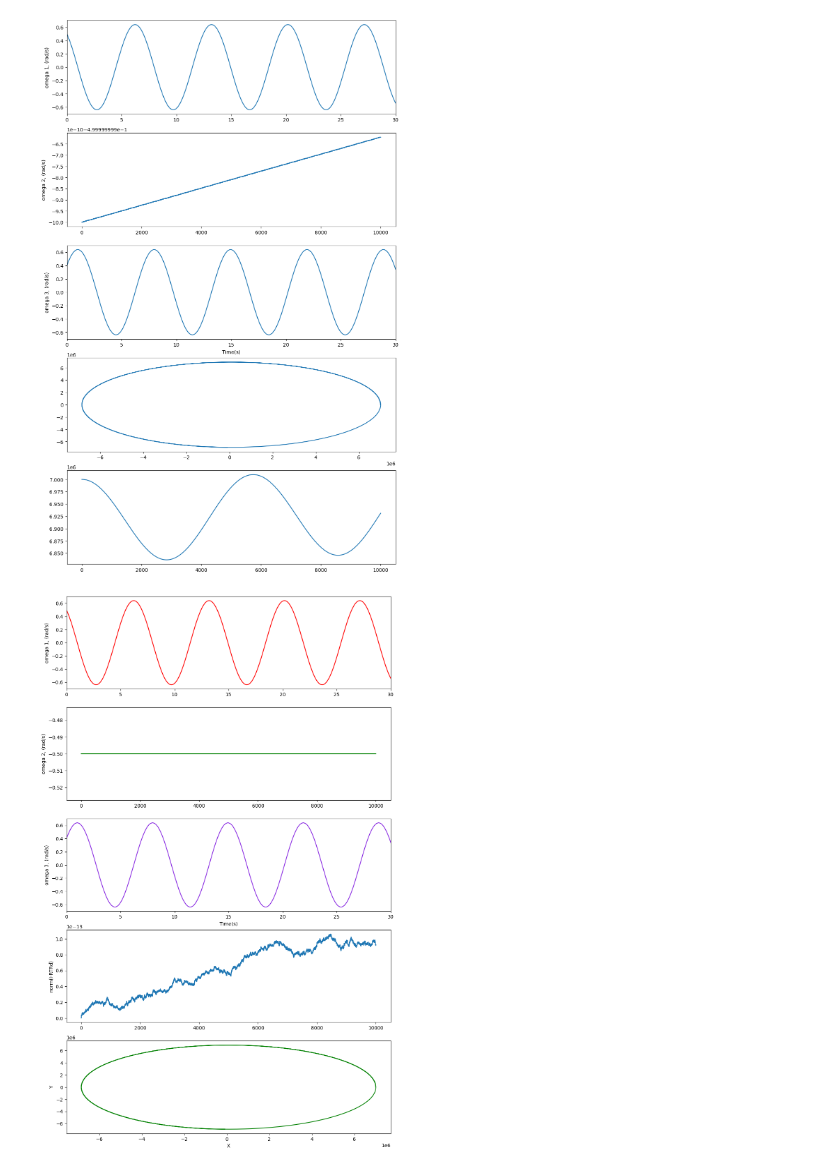
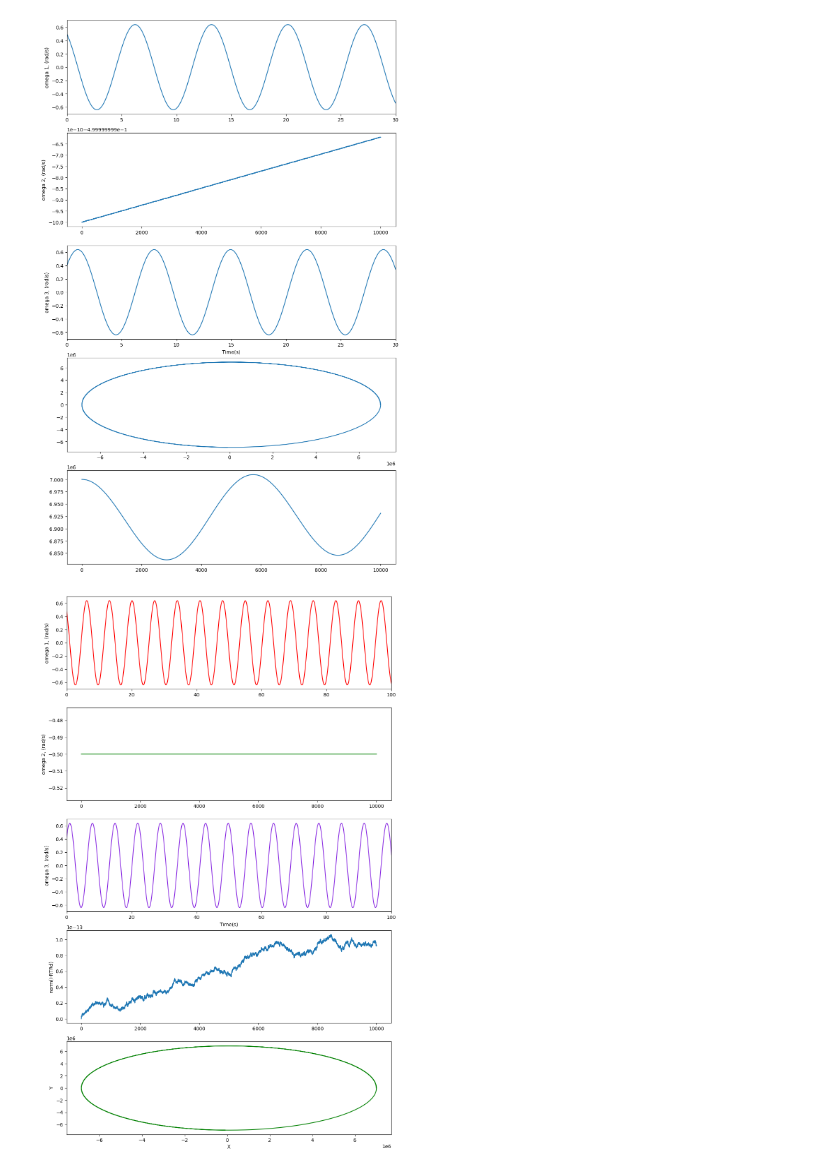
Before and after one commit to ynj66/lander-challenge-yhwang-code, a Jupyter notebook: src/Python Code/LGVI_SE3.ipynb, the cells around one changed output. Saved outputs shown, nothing was run; the diff lists cells and outputs as text; code cells hidden in the pictures.

```diff
--- a/src/Python Code/LGVI_SE3.ipynb
+++ b/src/Python Code/LGVI_SE3.ipynb
@@ -237,30 +237,30 @@ plt.show()
 # %%
 df = pd.read_csv("C:/CUED/IB Engineering/lander-challenge-yhwang-code/src/Cpp/SE3/lgvi_se3_out.csv")
 df.head()
 
 t = df['t']
 
 fig, axs = plt.subplots(5,1,figsize=(12,20))
 
 axs[0].plot(t, df['omega_x'], color = 'red')
-axs[0].set_xlim(0,30)
+axs[0].set_xlim(0,100)
 axs[0].set_ylabel( 'omega 1, (rad/s)')
 
 axs[1].plot(t, df['omega_y'], color = 'green')
 axs[1].set_ylabel( 'omega 2, (rad/s)')
 
 axs[2].plot(t, df['omega_z'], color = 'blueviolet')
 axs[2].set_xlabel('Time(s)')
-axs[2].set_xlim(0,30)
+axs[2].set_xlim(0,100)
 axs[2].set_ylabel( 'omega 3, (rad/s)')
 
 axs[3].plot(t, df['SO3_err'])
 axs[3].set_ylabel('norm(I-RTRd)')
 
 axs[4].plot(df['x'], df['y'], color = 'green')
 axs[4].set_xlabel('X')
 axs[4].set_ylabel('Y')
 
 plt.show()
 # %% [output]
-[figure, old version]
+[figure, new version]
```
Also changed, not shown: 1 other file.
